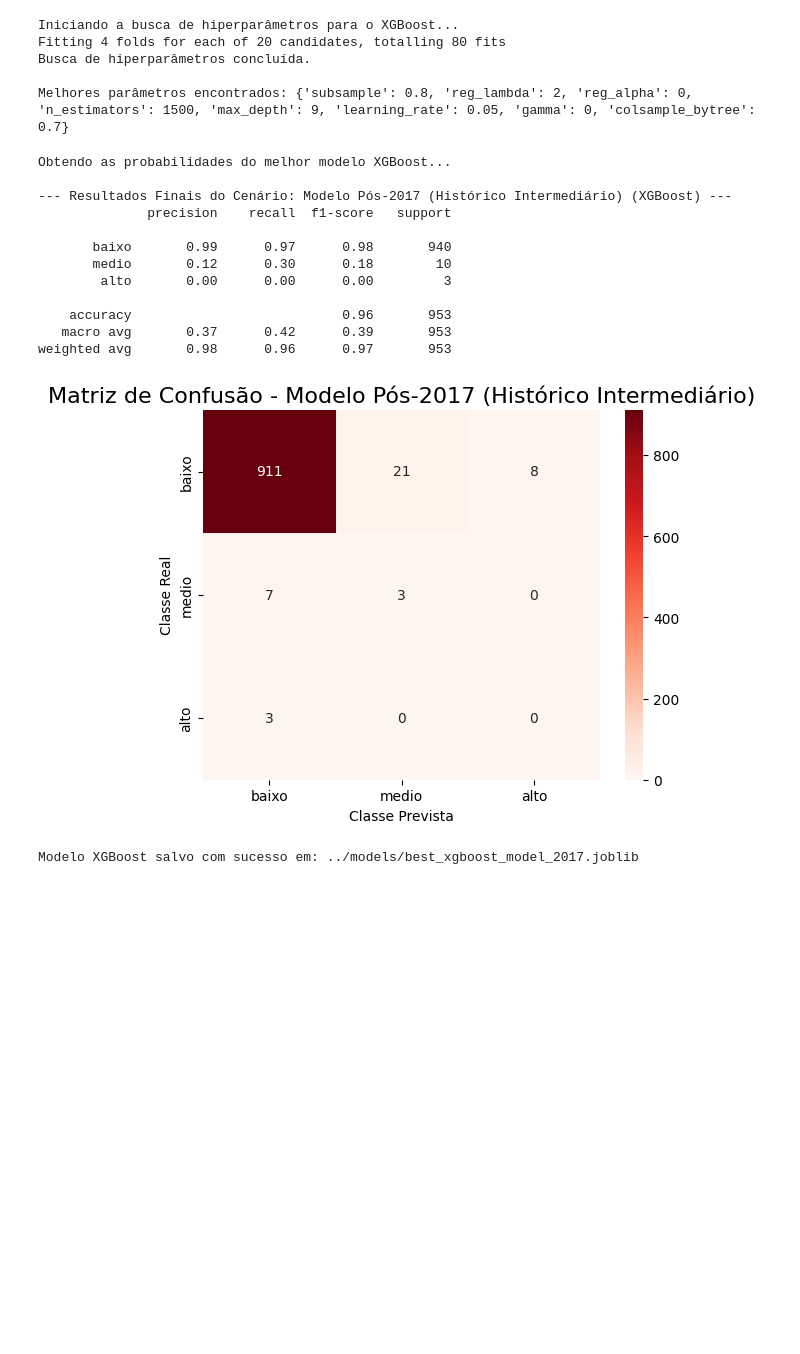
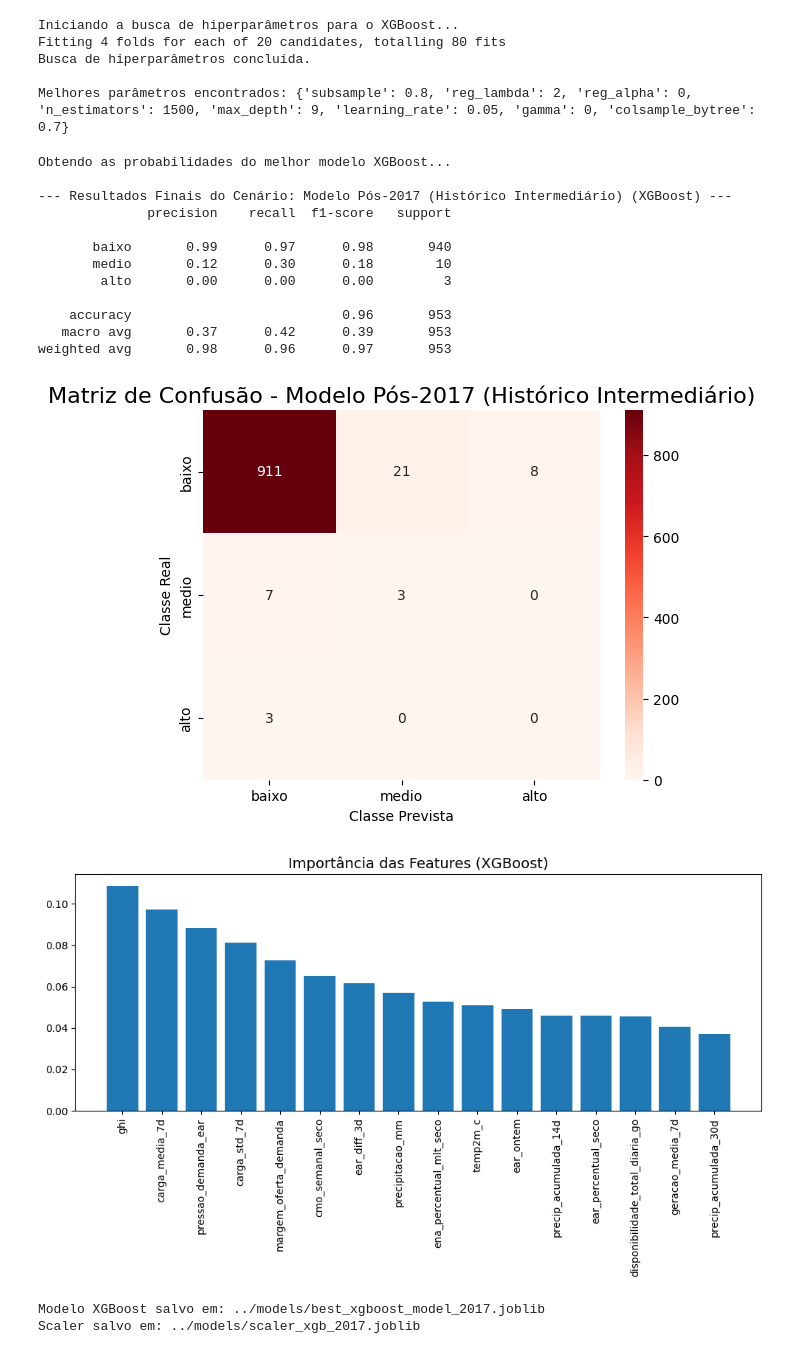
Before and after one commit to pauloprbs/ons-risk-prediction, a Jupyter notebook: notebooks/09-Modelagem-XGBoost.ipynb, the cells around one changed output. Cells and saved outputs as stored; diff of their text form; code cells hidden in the pictures; blank space fills up the shorter version.

Commit message:
Ensemble

```diff
--- a/notebooks/09-Modelagem-XGBoost.ipynb
+++ b/notebooks/09-Modelagem-XGBoost.ipynb
@@ -281,58 +284,82 @@ Busca de hiperparâmetros concluída.
 Melhores parâmetros encontrados: {'subsample': 0.8, 'reg_lambda': 2, 'reg_alpha': 0, 'n_estimators': 1500, 'max_depth': 9, 'learning_rate': 0.05, 'gamma': 0, 'colsample_bytree': 0.7}
 # %%
 # --- Célula 7: Avaliação Final e Salvamento do Modelo (XGBoost) ---
-import joblib
-import os
 
-# 1. Avaliação com Ajuste de Limiar (permanece igual)
+
+# 1. Avaliação com Ajuste de Limiar
 print("\nObtendo as probabilidades do melhor modelo XGBoost...")
 y_pred_proba = best_model.predict_proba(X_test_scaled)
 
+# Ajuste de limiares
 threshold_alto = 0.10
 threshold_medio = 0.20
 
 y_pred_custom = []
 for probs in y_pred_proba:
     prob_baixo, prob_medio, prob_alto = probs
-    if prob_alto >= threshold_alto: y_pred_custom.append(2)
-    elif prob_medio >= threshold_medio: y_pred_custom.append(1)
-    else: y_pred_custom.append(0)
+    if prob_alto >= threshold_alto:
+        y_pred_custom.append(2)
+    elif prob_medio >= threshold_medio:
+        y_pred_custom.append(1)
+    else:
+        y_pred_custom.append(0)
 
 y_pred_custom = np.array(y_pred_custom)
+
 print(f"\n--- Resultados Finais do Cenário: {nome_cenario} (XGBoost) ---")
-print(classification_report(y_test, y_pred_custom, target_names=mapeamento_risco.keys(), zero_division=0))
+print(classification_report(
+    y_test, y_pred_custom,
+    target_names=mapeamento_risco.keys(),
+    zero_division=0
+))
 
 cm_custom = confusion_matrix(y_test, y_pred_custom)
-sns.heatmap(cm_custom, annot=True, fmt='d', cmap='Reds', xticklabels=mapeamento_risco.keys(), yticklabels=mapeamento_risco.keys())
+sns.heatmap(
+    cm_custom, annot=True, fmt='d', cmap='Reds',
+    xticklabels=mapeamento_risco.keys(),
+    yticklabels=mapeamento_risco.keys()
+)
 plt.title(f'Matriz de Confusão - {nome_cenario}', fontsize=16)
 plt.ylabel('Classe Real')
 plt.xlabel('Classe Prevista')
 plt.show()
 
-# 2. Análise de Importância das Features (permanece igual)
-# ... (o código para o gráfico de feature importance continua aqui) ...
+# 2. Análise de Importância das Features
+importances = best_model.feature_importances_
+indices = np.argsort(importances)[::-1]
+plt.figure(figsize=(10,6))
+plt.title("Importância das Features (XGBoost)", fontsize=14)
+plt.bar(range(len(importances)), importances[indices], align="center")
+plt.xticks(range(len(importances)), [X_train.columns[i] for i in indices], rotation=90)
+plt.tight_layout()
+plt.show()
 
-# --- ADICIONADO: Salvamento do Modelo Treinado ---
-# Define o caminho e cria a pasta 'models' se ela não existir
-output_path = '../models/best_xgboost_model_2017.joblib'
-os.makedirs(os.path.dirname(output_path), exist_ok=True)
+# 3. Salvamento do Modelo e do Scaler
+output_dir = "../models"
+os.makedirs(output_dir, exist_ok=True)
 
-# Salva o melhor modelo encontrado pelo RandomizedSearchCV
-joblib.dump(best_model, output_path)
-print(f"\nModelo XGBoost salvo com sucesso em: {output_path}")
-# ------------------------------------------------
+# Salva o modelo treinado
+joblib.dump(best_model, os.path.join(output_dir, "best_xgboost_model_2017.joblib"))
+
+# Salva também o scaler usado (mesmo que XGBoost não precise, para o ensemble é essencial)
+joblib.dump(scaler, os.path.join(output_dir, "scaler_xgb_2017.joblib"))
+
+print(f"\nModelo XGBoost salvo em: {output_dir}/best_xgboost_model_2017.joblib")
+print(f"Scaler salvo em: {output_dir}/scaler_xgb_2017.joblib")
 # %% [output]
 Obtendo as probabilidades do melhor modelo XGBoost...
 
 --- Resultados Finais do Cenário: Modelo Pós-2017 (Histórico Intermediário) (XGBoost) ---
               precision    recall  f1-score   support
 
        baixo       0.99      0.97      0.98       940
        medio       0.12      0.30      0.18        10
         alto       0.00      0.00      0.00         3
 
     accuracy                           0.96       953
    macro avg       0.37      0.42      0.39       953
 weighted avg       0.98      0.96      0.97       953
 [figure]
+[figure, added]
-Modelo XGBoost salvo com sucesso em: ../models/best_xgboost_model_2017.joblib
+Modelo XGBoost salvo em: ../models/best_xgboost_model_2017.joblib
+Scaler salvo em: ../models/scaler_xgb_2017.joblib
```
Also changed, not shown: parts of 1 cell of this notebook, 15 other files.
